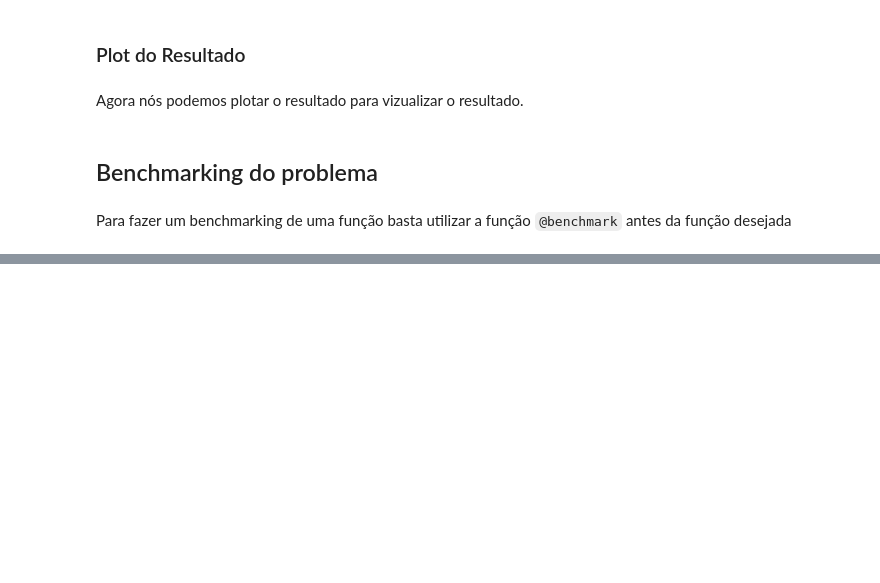
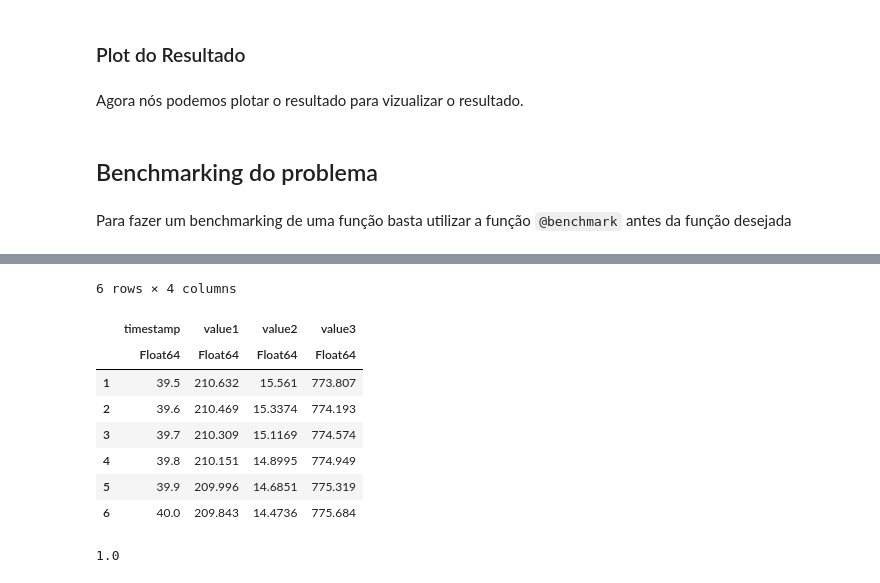
Before and after one commit to MatheusElis/Epidemic-Model-in-Julia, a Jupyter notebook: ode.ipynb, the cells around one changed output, grey strips where cells are left out. Drawn from its saved outputs; the diff is of its cells as text; code cells hidden in the pictures; blank space fills up the shorter version.

```diff
--- a/ode.ipynb
+++ b/ode.ipynb
@@ -142,0 +150,16 @@ BenchmarkTools.Trial:
+# %%
+p1 = [0.05,10,0.25] # β,c,γ
+p2 = [0.05,15,0.25] # β,c,γ
+p3 = [0.05,35,0.25]; # β,c,γ
+# %%
+prob_ode1 = ODEProblem(sir_ode!,u0,tspan,p1);
+prob_ode2 = ODEProblem(sir_ode!,u0,tspan,p2);
+prob_ode3 = ODEProblem(sir_ode!,u0,tspan,p3);
+# %%
+sol_ode1 = solve(prob_ode1,saveat = δt);
+sol_ode2 = solve(prob_ode2,saveat = δt);
+sol_ode3 = solve(prob_ode3,saveat = δt);
+# %%
+df_ode1 = DataFrame(sol_ode1)
+df_ode2 = DataFrame(sol_ode2)
+df_ode3 = DataFrame(sol_ode3);
@@ -142,0 +190,19 @@ BenchmarkTools.Trial:
+# %%
+last(df_ode1,6)
+# %% [output]
+6 rows × 4 columns
+|  | timestamp | value1 | value2 | value3 |
+|  | Float64 | Float64 | Float64 | Float64 |
+| 1 | 39.5 | 210.632 | 15.561 | 773.807 |
+| 2 | 39.6 | 210.469 | 15.3374 | 774.193 |
+| 3 | 39.7 | 210.309 | 15.1169 | 774.574 |
+| 4 | 39.8 | 210.151 | 14.8995 | 774.949 |
+| 5 | 39.9 | 209.996 | 14.6851 | 775.319 |
+| 6 | 40.0 | 209.843 | 14.4736 | 775.684 |
+# %%
+γ = 0.25
+β = 0.05
+c = 5
+R_0 = (β*c)/γ
+# %% [output]
+1.0
```
Also changed, not shown: parts of 9 cells of this notebook, 6 other files.
